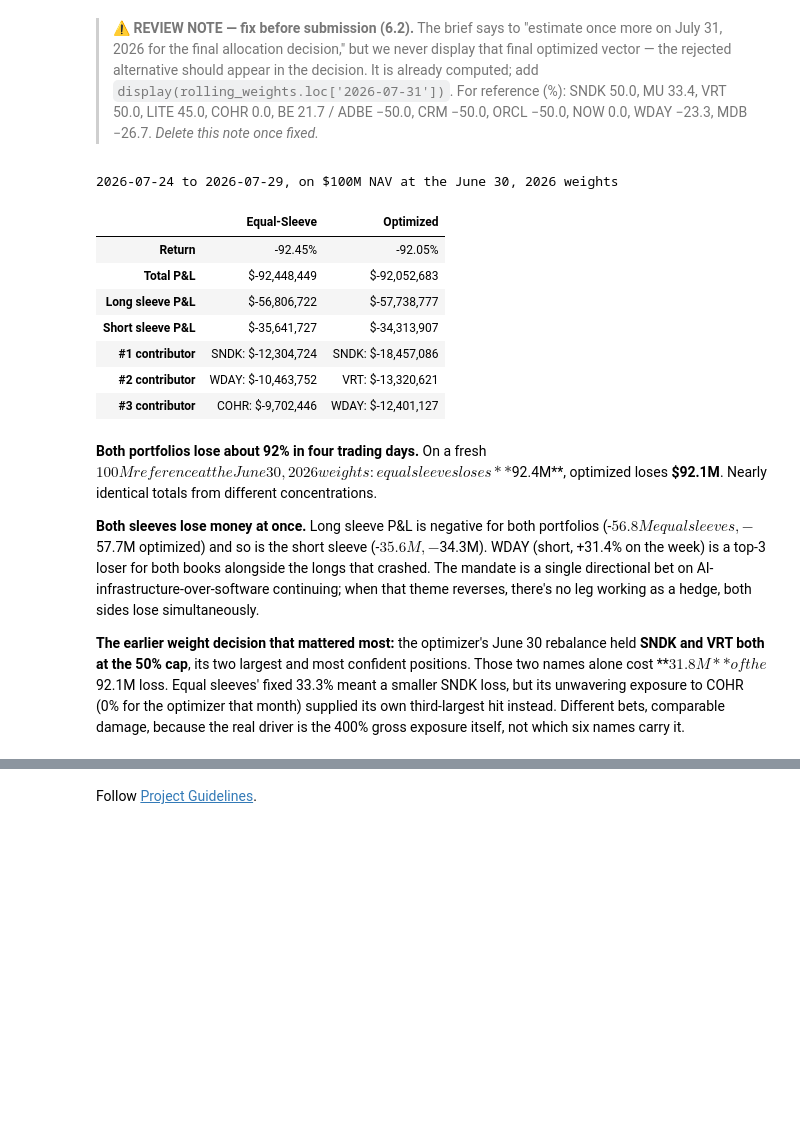
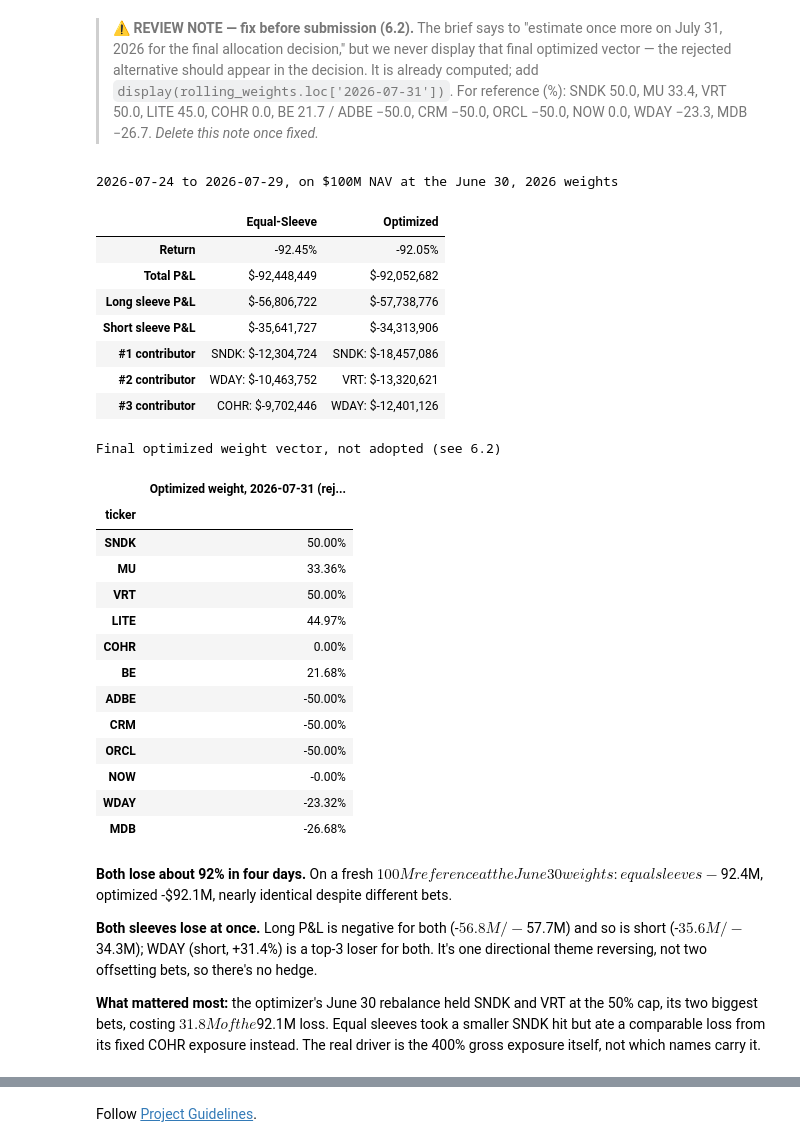
Before and after one commit to samLeung24/leveraged-awareness, a Jupyter notebook: situational_awareness_portfolio.ipynb, the cells around one changed output, grey strips where cells are left out. Saved outputs shown, nothing was run; the diff lists cells and outputs as text; code cells hidden in the pictures; blank space fills up the shorter version.

```diff
--- a/situational_awareness_portfolio.ipynb
+++ b/situational_awareness_portfolio.ipynb
@@ -784,43 +802,63 @@ w_opt_june = rolling_weights.loc['2026-06-30']
 
 reversal_window = returns.loc[REVERSAL_START:REVERSAL_END, tickers]
 stock_growth = (1 + reversal_window).prod()
 
 def reversal_attribution(w_start):
     dollar_pos = NAV0 * w_start
     stock_pnl = dollar_pos * (stock_growth - 1)
     top3_tickers = stock_pnl.abs().nlargest(3).index
     return pd.Series({
         'Return': stock_pnl.sum() / NAV0,
         'Total P&L': stock_pnl.sum(),
         'Long sleeve P&L': stock_pnl[islong].sum(),
         'Short sleeve P&L': stock_pnl[~islong].sum(),
         '#1 contributor': f'{top3_tickers[0]}: ${stock_pnl[top3_tickers[0]]:,.0f}',
         '#2 contributor': f'{top3_tickers[1]}: ${stock_pnl[top3_tickers[1]]:,.0f}',
         '#3 contributor': f'{top3_tickers[2]}: ${stock_pnl[top3_tickers[2]]:,.0f}',
     })
 
 reversal_summary = pd.DataFrame({
     'Equal-Sleeve': reversal_attribution(w0),
     'Optimized': reversal_attribution(w_opt_june),
 })
 
 display(reversal_summary.style.format(
     lambda v: f'{v:.2%}' if isinstance(v, float) and abs(v) < 5 else (f'${v:,.0f}' if isinstance(v, float) else v)
 ).set_caption(f'{REVERSAL_START} to {REVERSAL_END}, on $100M NAV at the June 30, 2026 weights'))
+
+# The rejected optimized allocation at the July 31, 2026 close (Section 6.2 decision reference)
+w_opt_final = rolling_weights.loc['2026-07-31']
+display(w_opt_final.to_frame('Optimized weight, 2026-07-31 (rejected)').style.format('{:.2%}')
+        .set_caption('Final optimized weight vector, not adopted (see 6.2)'))
 # %% [output]
 2026-07-24 to 2026-07-29, on $100M NAV at the June 30, 2026 weights
 |  | Equal-Sleeve | Optimized |
 | Return | -92.45% | -92.05% |
-| Total P&L | $-92,448,449 | $-92,052,683 |
-| Long sleeve P&L | $-56,806,722 | $-57,738,777 |
-| Short sleeve P&L | $-35,641,727 | $-34,313,907 |
+| Total P&L | $-92,448,449 | $-92,052,682 |
+| Long sleeve P&L | $-56,806,722 | $-57,738,776 |
+| Short sleeve P&L | $-35,641,727 | $-34,313,906 |
 | #1 contributor | SNDK: $-12,304,724 | SNDK: $-18,457,086 |
 | #2 contributor | WDAY: $-10,463,752 | VRT: $-13,320,621 |
-| #3 contributor | COHR: $-9,702,446 | WDAY: $-12,401,127 |
+| #3 contributor | COHR: $-9,702,446 | WDAY: $-12,401,126 |
+Final optimized weight vector, not adopted (see 6.2)
+|  | Optimized weight, 2026-07-31 (rej... |
+| ticker |  |
+| SNDK | 50.00% |
+| MU | 33.36% |
+| VRT | 50.00% |
+| LITE | 44.97% |
+| COHR | 0.00% |
+| BE | 21.68% |
+| ADBE | -50.00% |
+| CRM | -50.00% |
+| ORCL | -50.00% |
+| NOW | -0.00% |
+| WDAY | -23.32% |
+| MDB | -26.68% |
 # %% [markdown]
-**Both portfolios lose about 92% in four trading days.** On a fresh $100M reference at the June 30, 2026 weights: equal sleeves loses **$92.4M**, optimized loses **$92.1M**. Nearly identical totals from different concentrations.
+**Both lose about 92% in four days.** On a fresh $100M reference at the June 30 weights: equal sleeves -$92.4M, optimized -$92.1M, nearly identical despite different bets.
 
-**Both sleeves lose money at once.** Long sleeve P&L is negative for both portfolios (-$56.8M equal sleeves, -$57.7M optimized) and so is the short sleeve (-$35.6M, -$34.3M). WDAY (short, +31.4% on the week) is a top-3 loser for both books alongside the longs that crashed. The mandate is a single directional bet on AI-infrastructure-over-software continuing; when that theme reverses, there's no leg working as a hedge, both sides lose simultaneously.
+**Both sleeves lose at once.** Long P&L is negative for both (-$56.8M / -$57.7M) and so is short (-$35.6M / -$34.3M); WDAY (short, +31.4%) is a top-3 loser for both. It's one directional theme reversing, not two offsetting bets, so there's no hedge.
 
-**The earlier weight decision that mattered most:** the optimizer's June 30 rebalance held **SNDK and VRT both at the 50% cap**, its two largest and most confident positions. Those two names alone cost **$31.8M** of the $92.1M loss. Equal sleeves' fixed 33.3% meant a smaller SNDK loss, but its unwavering exposure to COHR (0% for the optimizer that month) supplied its own third-largest hit instead. Different bets, comparable damage, because the real driver is the 400% gross exposure itself, not which six names carry it.
+**What mattered most:** the optimizer's June 30 rebalance held SNDK and VRT at the 50% cap, its two biggest bets, costing $31.8M of the $92.1M loss. Equal sleeves took a smaller SNDK hit but ate a comparable loss from its fixed COHR exposure instead. The real driver is the 400% gross exposure itself, not which names carry it.
 # %% [markdown]
```
Also changed, not shown: parts of 4 cells of this notebook.
